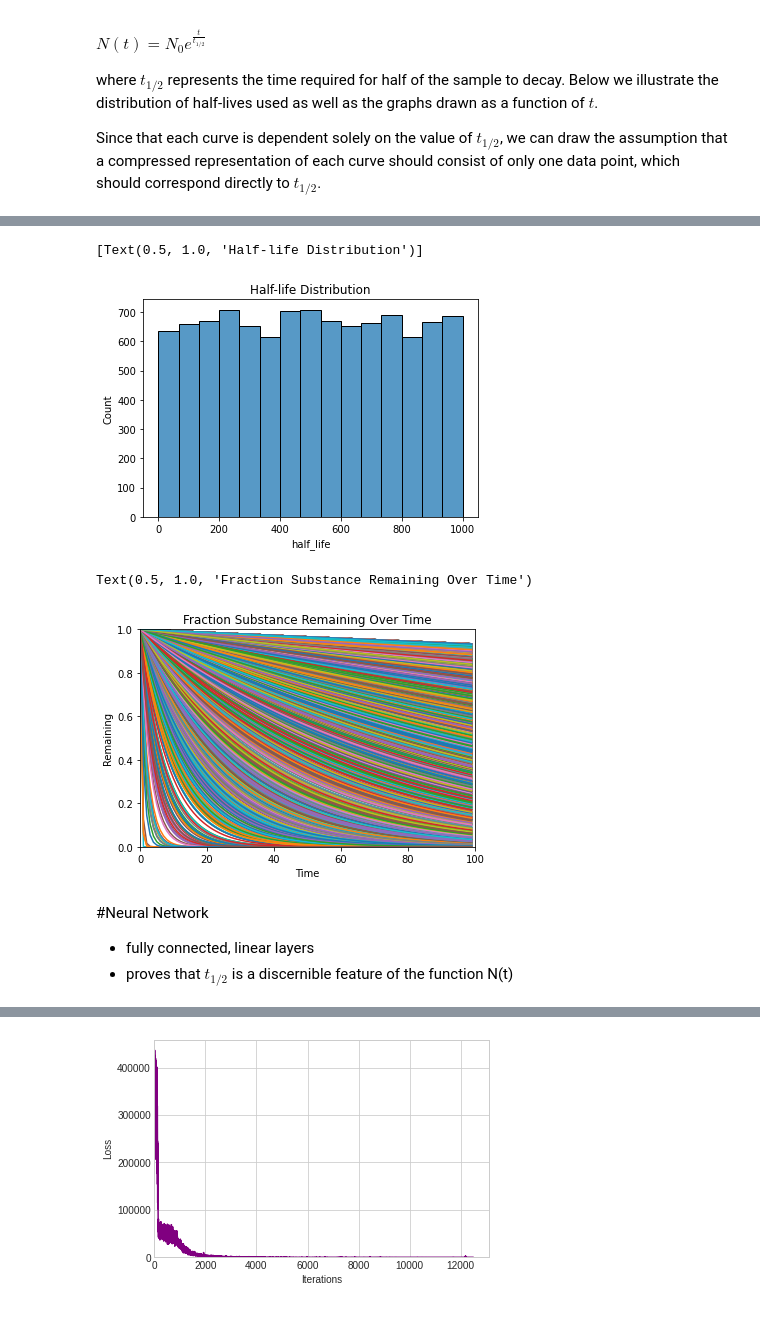
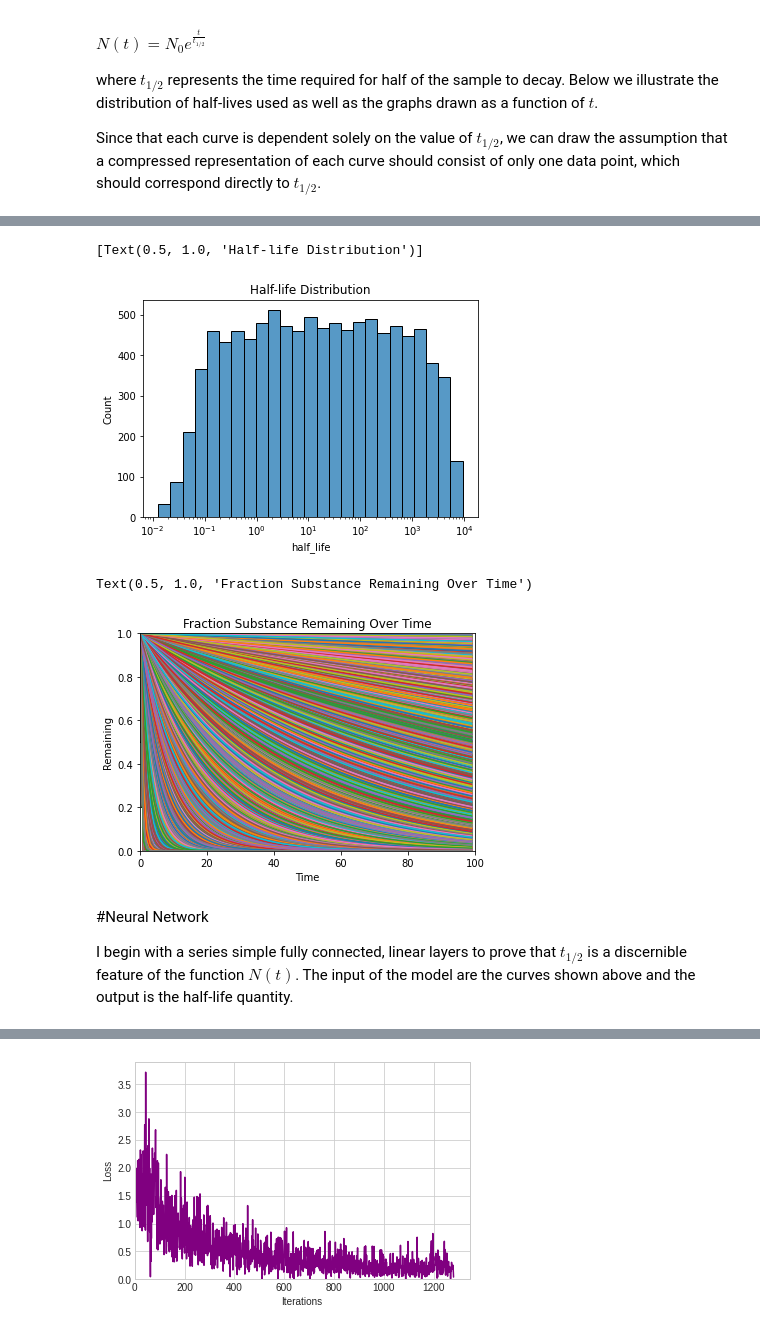
Before and after one commit to SophieD517/MTL, a Jupyter notebook: Exponential Decay/ExponentialDecay.ipynb, the cells around one changed output, grey strips where cells are left out. Saved outputs shown, nothing was run; the diff lists cells and outputs as text; code cells hidden in the pictures.

```diff
--- a/Exponential Decay/ExponentialDecay.ipynb
+++ b/Exponential Decay/ExponentialDecay.ipynb
@@ -71,9 +71,10 @@ where $t_{1/2}$ represents the time required for half of the sample to decay. Be
 
 Since that each curve is dependent solely on the value of $t_{1/2}$, we can draw the assumption that a compressed representation of each curve should consist of only one data point, which should correspond directly to $t_{1/2}$.
 # %%
-half_lives = np.random.uniform(low=10e-3, high=10e2, size = 10000).tolist()
+half_lives = [np.random.uniform(low=1, high=10)*(10**np.random.uniform(low=-2, high=3)) for i in range(10000)]
 rows = []
 for half_life in half_lives:
   rows.append([0.5**(t/half_life) for t in range(100)])
 data = pd.DataFrame(rows)
 data['half_life'] = half_lives
+data
@@ -83,17 +98,17 @@ def load_data():
   train = pd.read_csv('/content/train.csv').drop(columns='Unnamed: 0')
   val = pd.read_csv('/content/validate.csv').drop(columns='Unnamed: 0')
   X = torch.tensor(train.drop(columns=['half_life']).values, requires_grad=True, dtype=torch.float32)
-  Y = torch.tensor(train['half_life'].values, requires_grad=True, dtype=torch.float32)
+  Y = torch.tensor(train['half_life'].values, requires_grad=True, dtype=torch.float32).mul(0.001)
   X_test = torch.tensor(test.drop(columns=['half_life']).values, requires_grad=True, dtype=torch.float32)
-  Y_test = torch.tensor(test['half_life'].values, requires_grad=True, dtype=torch.float32)
+  Y_test = torch.tensor(test['half_life'].values, requires_grad=True, dtype=torch.float32).mul(0.001)
   X_val = torch.tensor(val.drop(columns=['half_life']).values, requires_grad=True, dtype=torch.float32)
-  Y_val = torch.tensor(val['half_life'].values, requires_grad=True, dtype=torch.float32)
+  Y_val = torch.tensor(val['half_life'].values, requires_grad=True, dtype=torch.float32).mul(0.001)
   return X, Y, X_test, Y_test, X_val, Y_val
 # %%
-sns.histplot(data=data, x='half_life', bins=15).set(title='Half-life Distribution')
+sns.histplot(data=data, x='half_life', bins=25, log_scale=True).set(title='Half-life Distribution')#, xlim=(10e-3, 10e2))
 # %% [output]
 [Text(0.5, 1.0, 'Half-life Distribution')]
-[figure, old version]
+[figure, new version]
 # %%
 x = np.arange(100)
 y = data.drop(columns=['half_life'])
@@ -106,7 +121,7 @@ plt.xlim(0, 100)
 plt.title('Fraction Substance Remaining Over Time')
 # %% [output]
 Text(0.5, 1.0, 'Fraction Substance Remaining Over Time')
-[figure, old version]
+[figure, new version]
 # %%
 msk = np.random.rand(len(data)) < 0.8
 train = data[msk]
@@ -120,9 +135,7 @@ validate.to_csv('/content/validate.csv')
 # %% [markdown]
 #Neural Network
 
-
-*   fully connected, linear layers
-*   proves that $t_{1/2}$ is a discernible feature of the function N(t)
+I begin with a series simple fully connected, linear layers to prove that $t_{1/2}$ is a discernible feature of the function $N(t)$. The input of the model are the curves shown above and the output is the half-life quantity.
 # %% [markdown]
 ![nn (1).png](embedded-picture-1)
 # %%
@@ -149,7 +162,7 @@ optimizer = torch.optim.Adam(model.parameters(), lr=0.001)
 losses = []
 
 def train(epochs, x, y, val_x, val_y):
-  dataloader = FastTensorDataLoader(x, y, shuffle=True)
+  dataloader = FastTensorDataLoader(x, y, batch_size=128, shuffle=True)
   for epoch in range(epochs):
     for idx, data in enumerate(dataloader):
       optimizer.zero_grad()
@@ -158,7 +171,7 @@ def train(epochs, x, y, val_x, val_y):
       losses.append(loss.detach().numpy())
       loss.backward(retain_graph=True)
       optimizer.step()
-    print(f'loss: {loss.mul(0.1)}, val loss: {torch.nn.MSELoss()(model(val_x).squeeze(), val_y.squeeze()).mul(0.1)}')
+    print(f'loss: {loss}, val loss: {torch.nn.MSELoss()(model(val_x).squeeze(), val_y.squeeze())}')
 
 def save():
   torch.save(model.state_dict(), 'nn.zip')
@@ -179,6 +192,7 @@ def indiv_loss(xt, yt):
   preds = torch.tensor(df['predicted'])
   dataloader = FastTensorDataLoader(preds, yt, batch_size=1, shuffle=False)
   for idx, row in enumerate(dataloader):
+    print(torch.nn.MSELoss()(row[0], row[1]).item())
     losses.append(torch.nn.MSELoss()(row[0], row[1]).item())
   return losses
 
@@ -195,7 +209,6 @@ def test(x_test, y_test):
 
 def loss_hist(xt, yt):
   fig, ax = plt.subplots()
-  print(len(indiv_loss(xt, yt)))
   sns.histplot(data=indiv_loss(xt, yt), ax=ax)
   ax.set_xlim(0)
   plt.title('loss distribution')
@@ -206,15 +219,15 @@ def graph_results(xt, yt, num=1000):
   plt.xlabel('Predicted')
   plt.ylabel('Actual')
   sample_df = test(xt, yt).sample(n=num)
-  y = sample_df['half_life']
-  x = sample_df['predicted']
+  y = sample_df['half_life'].apply(lambda x: x*1000)
+  x = sample_df['predicted'].apply(lambda x: x*1000)
   plt.scatter(x, y, color='blue', s=.1)
   plt.plot(x, x, color='gray', linewidth=.3)
   plt.xlim(0, 1000)
   plt.ylim(0, 1000)
 # %%
 x, y, xt, yt, xv, yv = load_data()
-train(50, x, y, xv, yv)
+train(20, x, y, xv, yv)
 save()
 graph_loss()
 # %% [output]
@@ -238,4 +254,4 @@ loss: 0.5573475360870361, val loss: 1.4450644254684448
-[figure, old version]
+[figure, new version]
 # %%
 graph_results(xt, yt)
 # %% [output]
```
Also changed, not shown: parts of 17 cells of this notebook.
